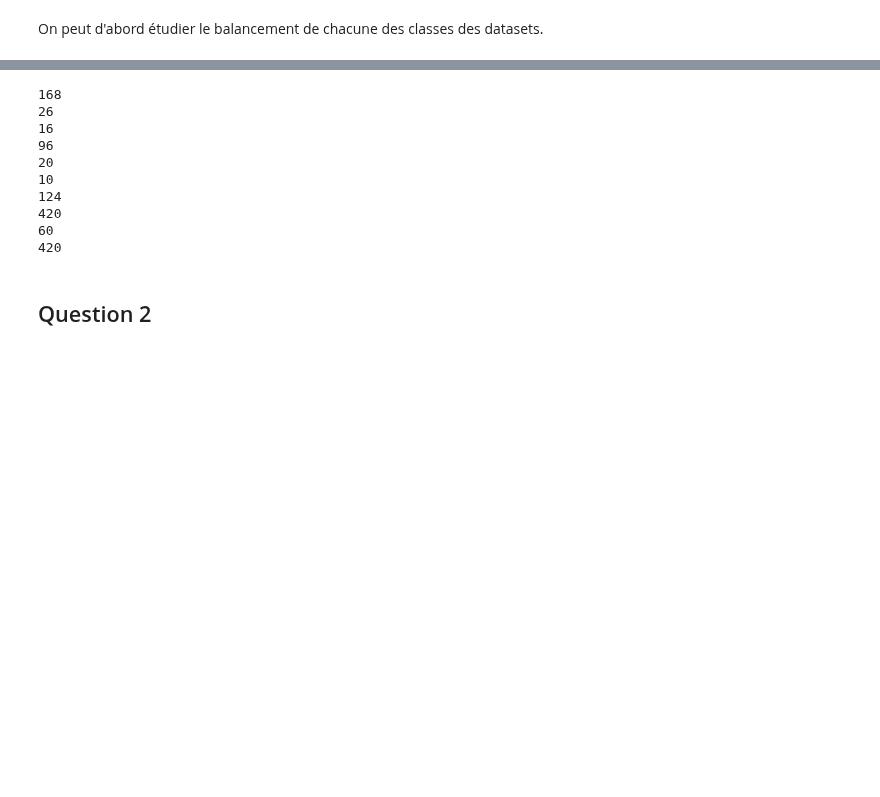
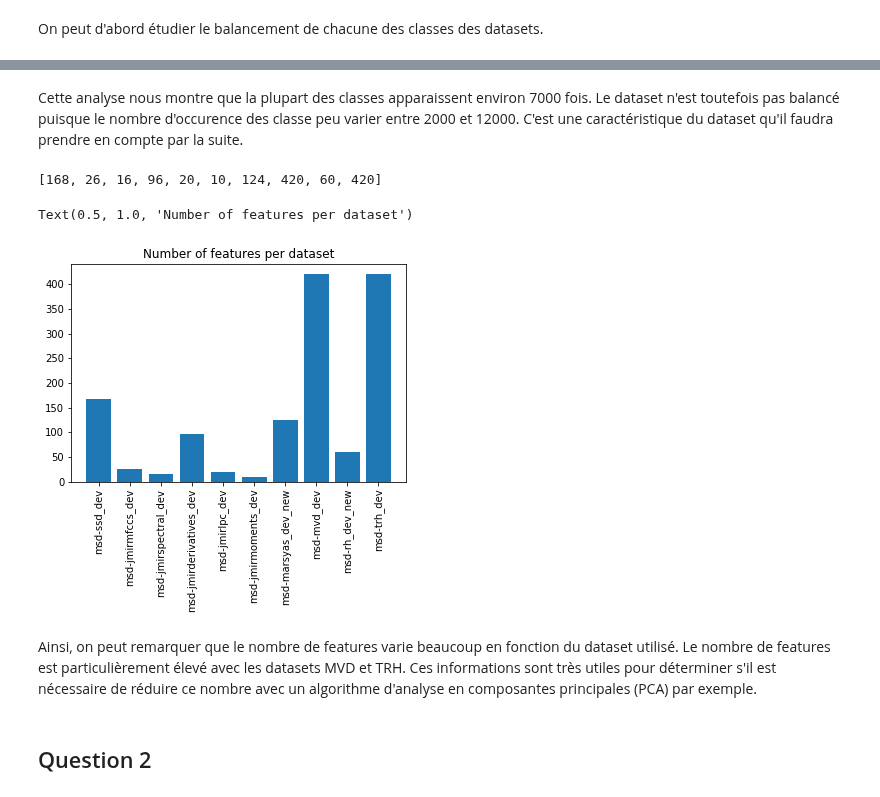
Before and after one commit to David-LETINAUD/GTI770, a Jupyter notebook: GTI770_Laboratoire4_-_BLEA14058906_LETD05129708_LIOT20069605/GTI770-TP04.ipynb, the cells around one changed output, grey strips where cells are left out. Cells and saved outputs as stored; diff of their text form; code cells hidden in the pictures; blank space fills up the shorter version.

Commit message:
data analyse

```diff
--- a/GTI770_Laboratoire4_-_BLEA14058906_LETD05129708_LIOT20069605/GTI770-TP04.ipynb
+++ b/GTI770_Laboratoire4_-_BLEA14058906_LETD05129708_LIOT20069605/GTI770-TP04.ipynb
@@ -58,26 +59,23 @@ ax.legend(["nb occurences des classes"]);
-# %%
-for dataset_path in dataset_path_tab:
-    features_list = pd.read_csv(dataset_path, header=None, sep = ',', nrows=1)
-    nb_features = len(features_list.iloc[0,2:-1])
-    print(nb_features)
-    #Y = features_list.iloc[:,-1]
-    #X = features_list.iloc[:,2:-1]
-    #df = pd.DataFrame(X.value_counts())
-    #print(df)
-    #df.plot(kind='bar',x=Y,y=Y.value_counts())
-    #ax = df.plot(kind='bar')
-    #ax.legend([dataset_path.split('/')[2]]);
-# %% [output]
-168
-26
-16
-96
-20
-10
-124
-420
-60
-420
+# %% [markdown]
+Cette analyse nous montre que la plupart des classes apparaissent environ 7000 fois. Le dataset n'est toutefois pas balancé puisque le nombre d'occurence des classe peu varier entre 2000 et 12000. C'est une caractéristique du dataset qu'il faudra prendre en compte par la suite.
+# %%
+nb_features = []
+dataset_path_label = []
+for dataset_path in dataset_path_tab:
+    features_list = pd.read_csv(dataset_path, header=None, sep = ',', nrows=1)
+    nb_features.append(len(features_list.iloc[0,2:-1]))
+    dataset_path_label.append(dataset_path.split('/')[2])
+
+print(nb_features)
+plt.bar(dataset_path_label,nb_features )
+plt.xticks(dataset_path_label, rotation='vertical')
+plt.title("Number of features per dataset")
+# %% [output]
+[168, 26, 16, 96, 20, 10, 124, 420, 60, 420]
+Text(0.5, 1.0, 'Number of features per dataset')
+[figure, added]
+# %% [markdown]
+Ainsi, on peut remarquer que le nombre de features varie beaucoup en fonction du dataset utilisé. Le nombre de features est particulièrement élevé avec les datasets MVD et TRH. Ces informations sont très utiles pour déterminer s'il est nécessaire de réduire ce nombre avec un algorithme d'analyse en composantes principales (PCA) par exemple.
 # %% [markdown]
 ## Question 2
 # %% [markdown]
```
Also changed, not shown: parts of 8 cells of this notebook.
